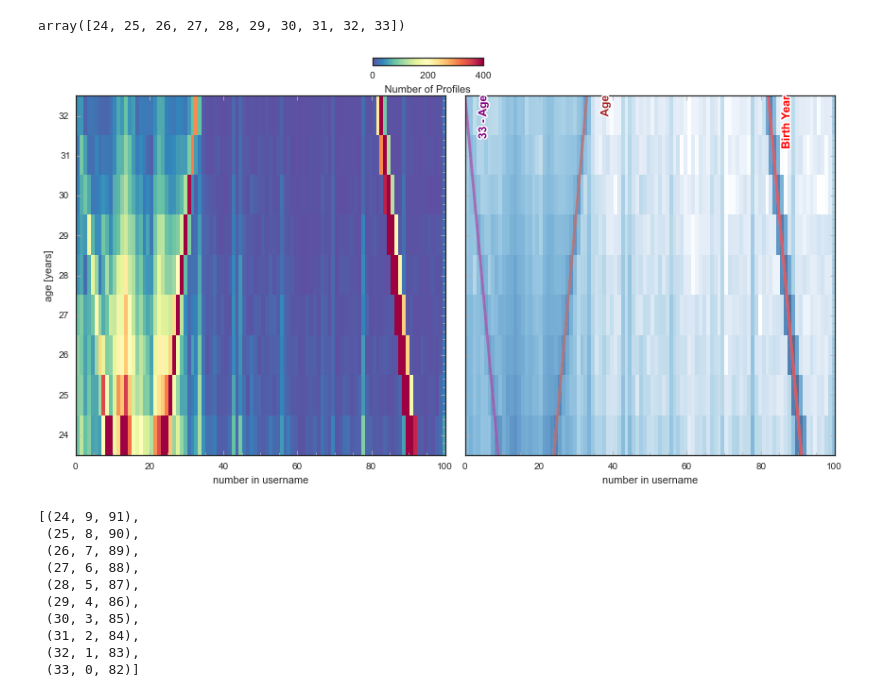
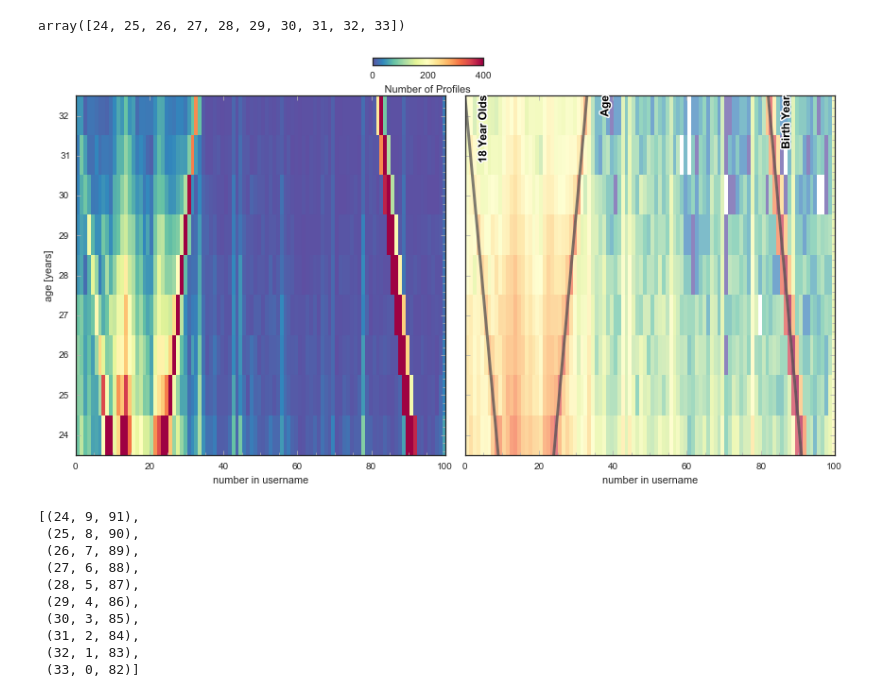
Before and after one commit to ajmendez/explore, a Jupyter notebook: cupid/age.ipynb, the cells around one changed output. Cells and saved outputs as stored; diff of their text form; code cells hidden in the pictures.

```diff
--- a/cupid/age.ipynb
+++ b/cupid/age.ipynb
@@ -19,7 +18,7 @@ reload(pysurvey.plot)
 from pysurvey.plot import setup_sns as setup
 from pysurvey.plot import density, icolorbar, text, legend, outline
 # %%
-people = pd.read_csv('/Users/ajmendez/data/okcupid/random_v3.csv')
+people = pd.read_csv('/Users/ajmendez/data/okcupid/random_v4.csv')
 people = people[(people['age'].notnull()) & (people['match'].notnull()) & (people['match'] > 20)]
 print('Found {:,d} profiles'.format(len(people)))
 # %% [output]
@@ -125,33 +124,34 @@ array([24, 25, 26, 27, 28, 29, 30, 31, 32, 33])
 # %%
 def setup_plot(**kwargs):
     setup(xlabel='number in username', ylabel='age [years]',
           ytickv=age+0.5, yticknames=age, **kwargs)
 def add_line(x,y, label, **kwargs):
-    params = dict(label=label, lw=3, alpha=0.5, color='r')
+    params = dict(label=label, lw=3, alpha=0.5, color='k')
     params.update(kwargs)
     outline(pylab.plot(x,y, **params))
-    text(x[-1]+5, y[-1], label, rotation=90, ha='center', va='top', fontsize=12, fontweight='bold', color=params['color'])
+    text(x[-1]+5, y[-1], label, rotation=90, ha='center', va='top',
+         fontsize=12, fontweight='bold', color=params['color'])
 
 setup_plot(figsize=(12,6), subplt=(1,2,1))
 den = density(num['username_number'], num['age'],
               bins=[np.arange(0,101), np.arange(24,34), ],
               label='Number of Profiles', vmin=0, vmax=400,
               ynorm=False, cmap=pylab.cm.Spectral_r, colorbar=False)
 icolorbar(den, loc=1, borderpad=-4)
 
 
 setup_plot(subplt=(1,2,2), xr=[0,100], yticks=False)
 den = density(num['username_number'], num['age'], alpha=0.7,
               bins=[np.arange(0,101), np.arange(24,34), ], logvrange=True,
               label='Number of Profiles', #vmin=0, vmax=1000,
-              cmap=pylab.cm.Blues, colorbar=False)
+              cmap=pylab.cm.Spectral_r, colorbar=False)
 age = np.arange(24,34)
 add_line(115-age, age, 'Birth Year')
-add_line(age, age, 'Age', color='brown')
-add_line(33-age, age, '33 - Age', color='purple')
+add_line(age, age, 'Age')
+add_line(33-age, age, '18 Year Olds')
 pylab.tight_layout()
 # %% [output]
-[figure, old version]
+[figure, new version]
 # %%
 zip(age, 33-age, 115-age)
 # %% [output]
```
Also changed, not shown: parts of 3 cells of this notebook, 2 other files.
